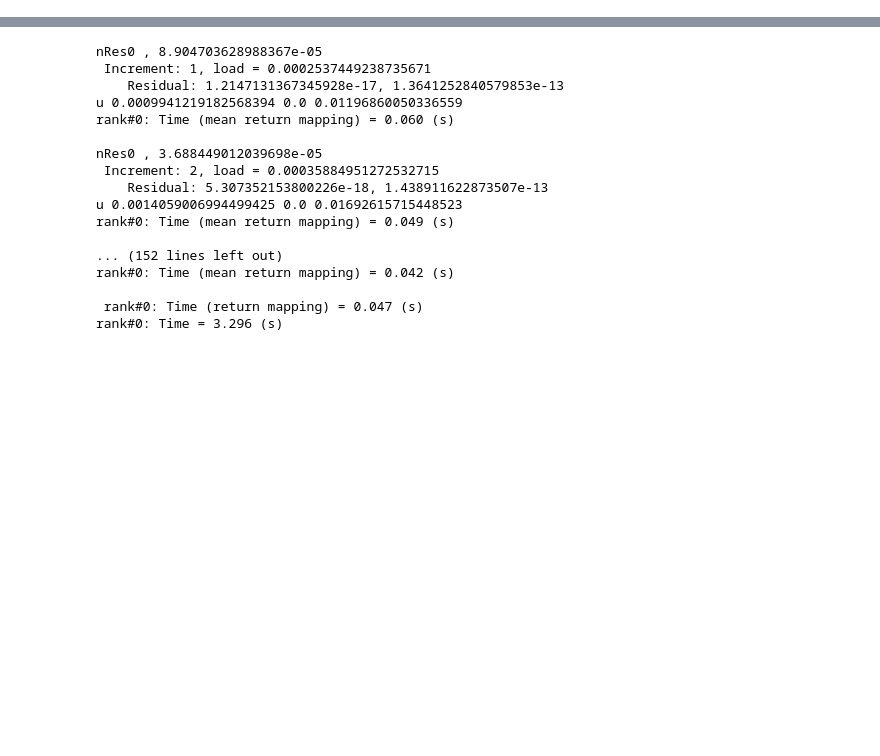
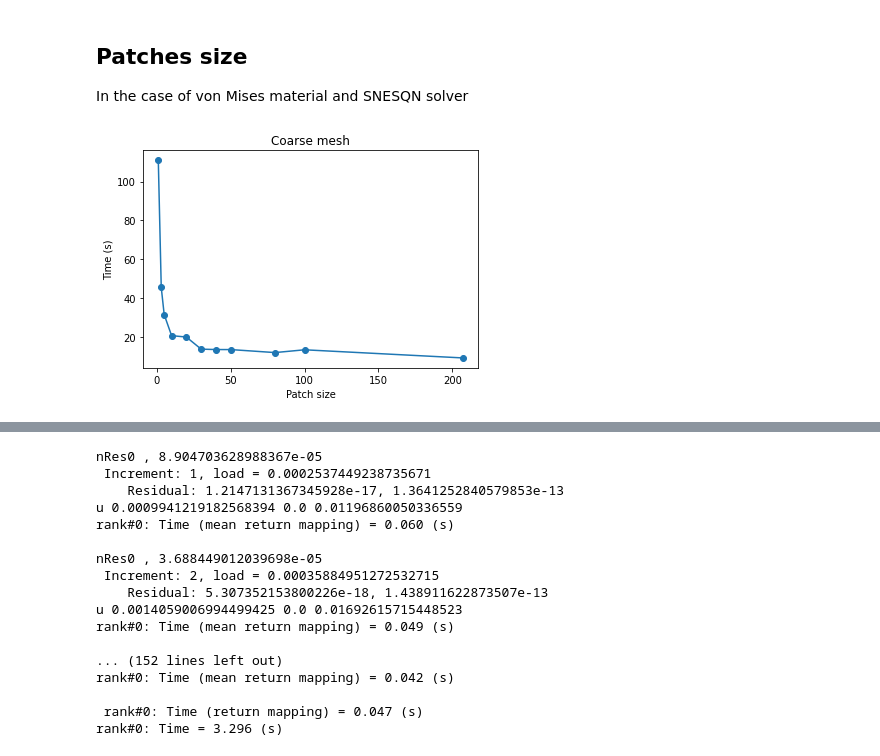
Before and after one commit to a-latyshev/convex-plasticity, a Jupyter notebook: optimisation/plasticity_analysis.ipynb, the cells around one changed output, grey strips where cells are left out. Cells and saved outputs as stored; diff of their text form; code cells hidden in the pictures; blank space fills up the shorter version.

Commit message:
Changed convex problem formulation, some changes in the plasticity framework

```diff
--- a/optimisation/plasticity_analysis.ipynb
+++ b/optimisation/plasticity_analysis.ipynb
@@ -76,2 +14,0 @@ time
-# %%
-_, results_snes = plasticity_snes.solve()
@@ -80,2 +14,0 @@ Level 25:analysis:rank#0: Time (total) = 3.72 (s)
-# %%
-_, result_convex = plasticity_convex.solve()
@@ -160,0 +41,12 @@ plot_dsiplacement(p, results)
+# %%
+logger = logging.getLogger('analysis')
+logger.setLevel(logging.INFO)
+logger.setLevel(pf.LOG_INFO_STAR)
+# logger.setLevel(logging.WARNING)
+
+logger_file = logging.getLogger('analysis_file')
+logger_file.setLevel(logging.DEBUG)
+# logger_file.setLevel(logging.INFO)
+logger_file.setLevel(pf.LOG_INFO_STAR)
+fh = logging.FileHandler("log/plasticity_analysis.log", mode='a')
+logger_file.addHandler(fh)
@@ -160,0 +58,4 @@ plot_dsiplacement(p, results)
+# %% [markdown]
+## Patches size
+
+In the case of von Mises material and SNESQN solver
@@ -160,0 +66,18 @@ plot_dsiplacement(p, results)
+# %%
+# patch_sizes = [1, 3 , 5, 10, 100, 207]
+patch_sizes = [1, 3, 5, 10, 20, 30, 40, 50, 80, 100, 207]
+# patch_sizes = [100, 207]
+time_coarse_mesh = []
+for size in patch_sizes:
+    logger_file.log(pf.LOG_INFO_STAR, f'patch size = {size}')
+    plasticity_convex = pf.ConvexPlasticity(material_DP, logger=logger_file,  solver='SNESQN', mesh_name="mesh/thick_cylinder_coarse.msh", patch_size=size)
+    _, _, T, _, _, _ = plasticity_convex.solve()
+    time_coarse_mesh.append(T)
+# %%
+plt.xlabel("Patch size")
+plt.ylabel("Time (s)")
+plt.title('Coarse mesh')
+plt.plot(patch_sizes, time_coarse_mesh, "-o")
+plt.savefig("img/patch_sizes_coarse.png")
+# %% [output]
+[figure, added]
```
Also changed, not shown: parts of 87 cells of this notebook, 10 other files.
